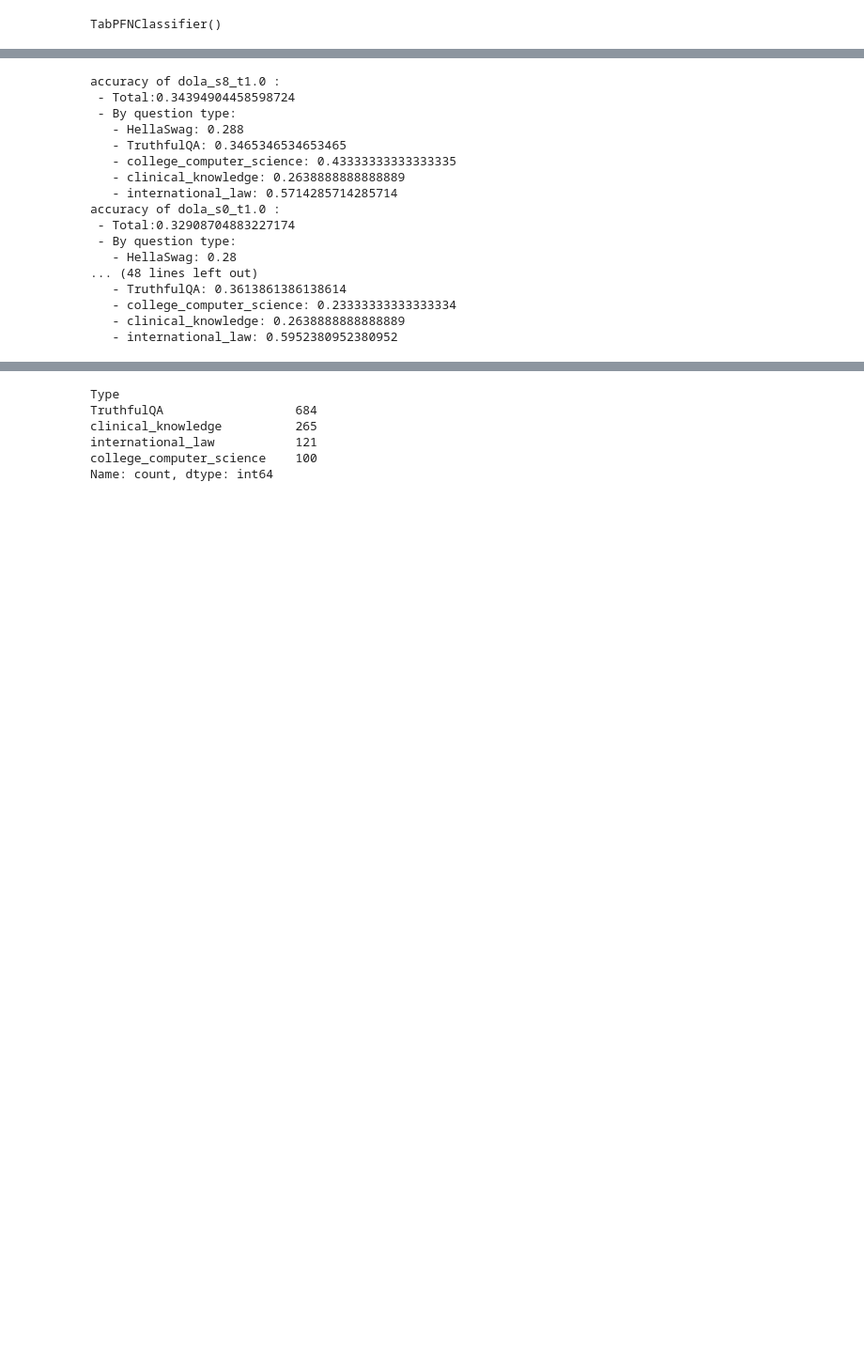
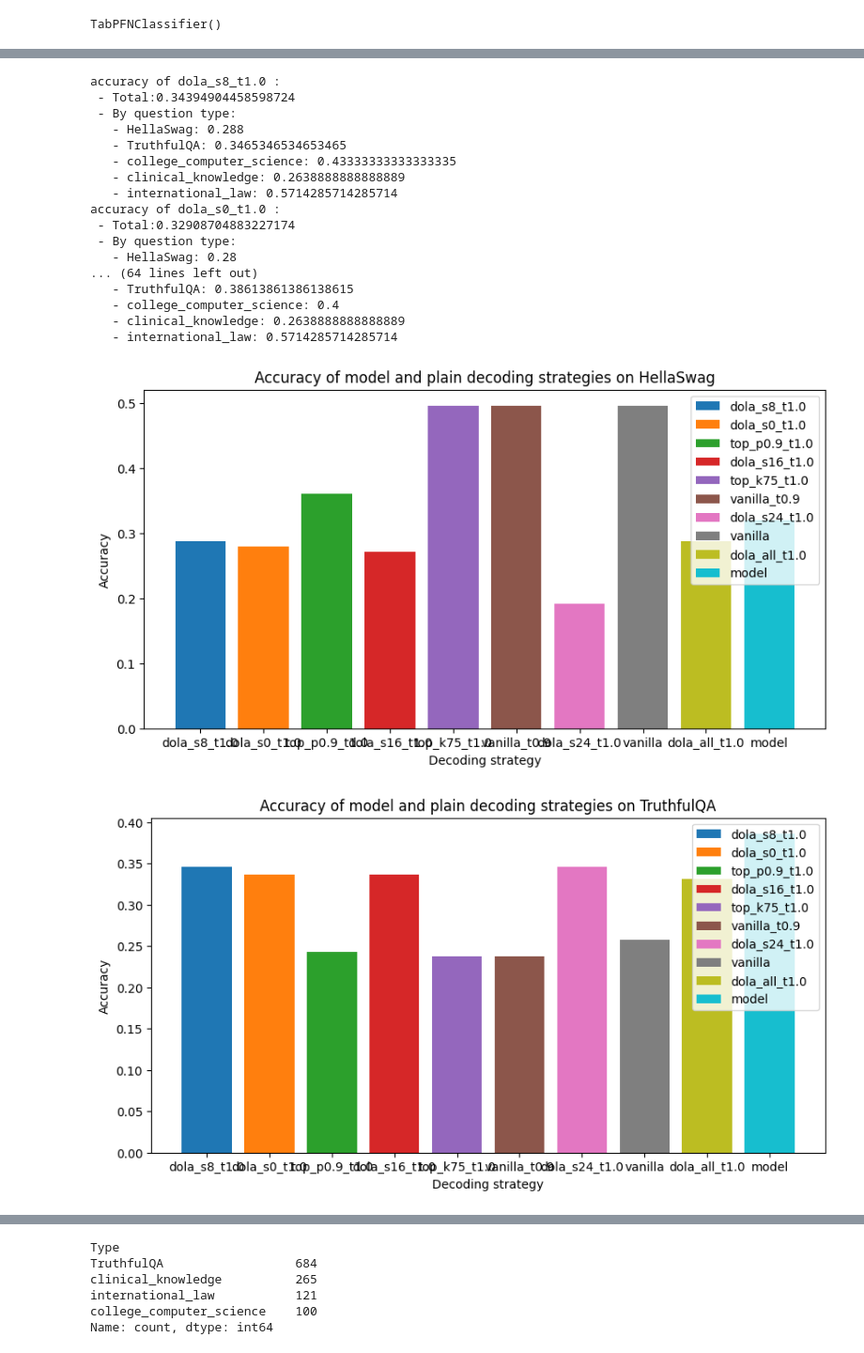
Before and after one commit to josephine-situ/DoLa, a Jupyter notebook: model_scratch.ipynb, the cells around one changed output, grey strips where cells are left out. Shown at 94% size. Saved outputs shown, nothing was run; the diff lists cells and outputs as text; code cells hidden in the pictures; blank space fills up the shorter version.

```diff
--- a/model_scratch.ipynb
+++ b/model_scratch.ipynb
@@ -9,11 +9,11 @@ import matplotlib.pyplot as plt
 df_ans = pd.read_json("./datasets/data_mc.json", orient='records', lines=True)
 # %%
 # load in model predictions
-df_dict = defaultdict(pd.DataFrame)
+df_dict_full = defaultdict(pd.DataFrame)
 
 for file in os.listdir("results/eval3/"):
-    if file.endswith(".json") and ("dola" in file or "vanilla" in file):
+    if file.endswith(".json"):
         df = pd.read_json(os.path.join("./results/eval3/", file), orient='index') # transpose the dataframe
-        df_dict[file.strip(".json")] = df.fillna(-np.inf)
+        df_dict_full[file.strip(".json")] = df
 # %%
 # normalize each row to probabilities for even comparison
@@ -145,0 +152,6 @@ ROC AUC: 0.5793218730591112
+# %%
+#roc ovr per class:
+roc_auc = roc_auc_score(y_test, y_pred_proba, multi_class='ovr', labels=np.arange(len(df_dict)), average=None)
+print(roc_auc)
+for i, r in enumerate(roc_auc):
+    print(f"ROC AUC for class {dec_dict_rev[i]}: {r}")
@@ -146,14 +166,17 @@ ROC AUC: 0.5793218730591112
 # %%
 # evaluate model on prompts (how much better is the dynamic strategy than the static strategy?)
+acc_on_prompts = {t: {} for t in df_ans_test['Type'].unique()}
 
 # first, get accuracy of plain decoding strategies on prompts
-for x, df in df_dict.items():
+for x, df in df_dict_full.items():
     print("accuracy of", x, ":")
     y_pred_dec = df.iloc[test_idx, :].idxmax(axis=1)
-    print(f" - Total:{accuracy_score(df_ans_test['Answer'], abs(y_pred_dec.fillna(df_ans_test['Answer']-1)))}")
+    print(f" - Total:{accuracy_score(df_ans_test['Answer'], y_pred_dec)}")
     print(" - By question type:")
     for t in df_ans_test['Type'].unique():
-        print(f"   - {t}: {accuracy_score(df_ans_test[df_ans_test['Type'] == t]['Answer'], abs(y_pred_dec[df_ans_test['Type'] == t].fillna(df_ans_test[df_ans_test['Type'] == t]['Answer']-1)))}")
+        acc_on_t = accuracy_score(df_ans_test[df_ans_test['Type'] == t]['Answer'], y_pred_dec[df_ans_test['Type'] == t])
+        acc_on_prompts[t][x] = acc_on_t
+        print(f"   - {t}: {acc_on_t}")
 
 print("--------------------------------")
 # then, get accuracy of model on prompts
@@ -163,10 +186,12 @@ for i, (idx, row) in enumerate(df_ans_test.iterrows()):
     dec = dec_dict_rev[y_pred[i]]
     y_pred_model.append(df_dict[dec].iloc[idx, :].idxmax(axis=0))
 
-print(f"Accuracy of model: {accuracy_score(df_ans_test['Answer'], abs(pd.Series(y_pred_model).fillna(df_ans_test['Answer']-1)))}")
+print(f"Accuracy of model: {accuracy_score(df_ans_test['Answer'], pd.Series(y_pred_model))}")
 print(" - By question type:")
 for t in df_ans_test['Type'].unique():
-    print(f"   - {t}: {accuracy_score(df_ans_test[df_ans_test['Type'] == t]['Answer'], np.array(y_pred_model)[df_ans_test['Type'] == t])}")
+    acc_on_t = accuracy_score(df_ans_test[df_ans_test['Type'] == t]['Answer'], np.array(y_pred_model)[df_ans_test['Type'] == t])
+    acc_on_prompts[t]['model'] = acc_on_t
+    print(f"   - {t}: {acc_on_t}")
 # %% [output]
 accuracy of dola_s8_t1.0 :
  - Total:0.34394904458598724
@@ -180,8 +205,24 @@ accuracy of dola_s0_t1.0 :
  - Total:0.32908704883227174
  - By question type:
    - HellaSwag: 0.28
-... (48 lines left out)
-   - TruthfulQA: 0.3613861386138614
-   - college_computer_science: 0.23333333333333334
+... (64 lines left out)
+   - TruthfulQA: 0.38613861386138615
+   - college_computer_science: 0.4
    - clinical_knowledge: 0.2638888888888889
-   - international_law: 0.5952380952380952
+   - international_law: 0.5714285714285714
+# %%
+# for each type, plot the accuracy of the model and the plain decoding strategies
+# add title, xlabel, ylabel, as well as a legend, and way to differentiate model and plain decoding strategies
+# we need 5 plots, one for each question type
+for t in df_ans_test['Type'].unique():
+    plt.figure(figsize=(10, 5))
+    xs = list(acc_on_prompts[t].keys())
+    plt.bar(xs, [acc_on_prompts[t][x] for x in acc_on_prompts[t].keys()], label=xs, color=plt.cm.tab10.colors)
+    plt.title(f"Accuracy of model and plain decoding strategies on {t}")
+    plt.xlabel("Decoding strategy")
+    plt.ylabel("Accuracy")
+    plt.legend()
+    plt.show()
+# %% [output]
+[figure, added]
+[figure, added]
```
Also changed, not shown: parts of 6 cells of this notebook, 2 other files.
